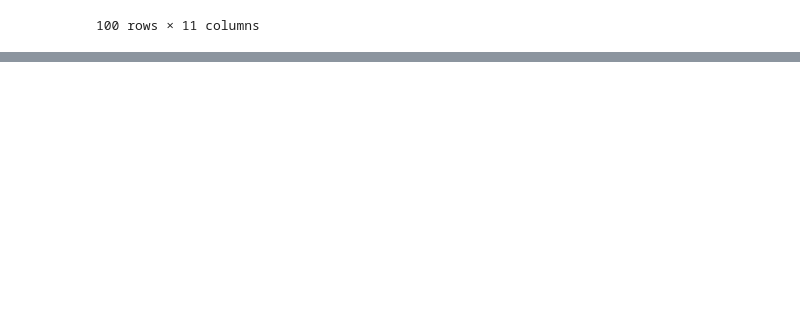
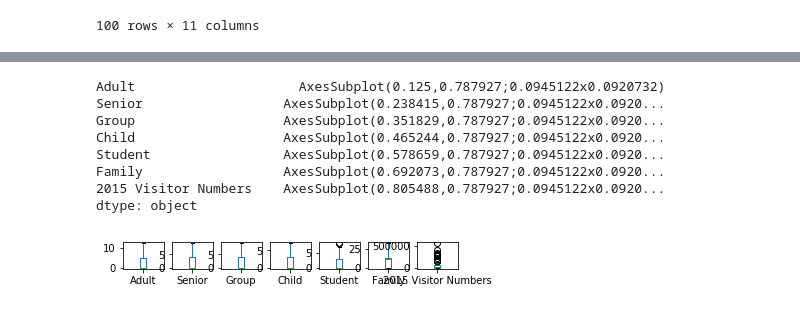
Before and after one commit to ClodaghMurphy/ProgDA_ProjectDec2019, a Jupyter notebook: ProgDA_ProjectDec2019.ipynb, the cells around one changed output, grey strips where cells are left out. Drawn from its saved outputs; the diff is of its cells as text; code cells hidden in the pictures; blank space fills up the shorter version.

```diff
--- a/ProgDA_ProjectDec2019.ipynb
+++ b/ProgDA_ProjectDec2019.ipynb
@@ -297,0 +217,16 @@ sns.jointplot(x = 'Region', y = '2015 Visitor Numbers', data = df ,kind = 'hex')
+# %%
+df.plot(kind='box', subplots=True, layout=(7,7), sharex=False, sharey=False)
+
+#Command to display the plot
+
+#plt.show()
+# %% [output]
+Adult                     AxesSubplot(0.125,0.787927;0.0945122x0.0920732)
+Senior                  AxesSubplot(0.238415,0.787927;0.0945122x0.0920...
+Group                   AxesSubplot(0.351829,0.787927;0.0945122x0.0920...
+Child                   AxesSubplot(0.465244,0.787927;0.0945122x0.0920...
+Student                 AxesSubplot(0.578659,0.787927;0.0945122x0.0920...
+Family                  AxesSubplot(0.692073,0.787927;0.0945122x0.0920...
+2015 Visitor Numbers    AxesSubplot(0.805488,0.787927;0.0945122x0.0920...
+dtype: object
+[figure, added]
```
Also changed, not shown: parts of 25 cells of this notebook, 2 other files.
